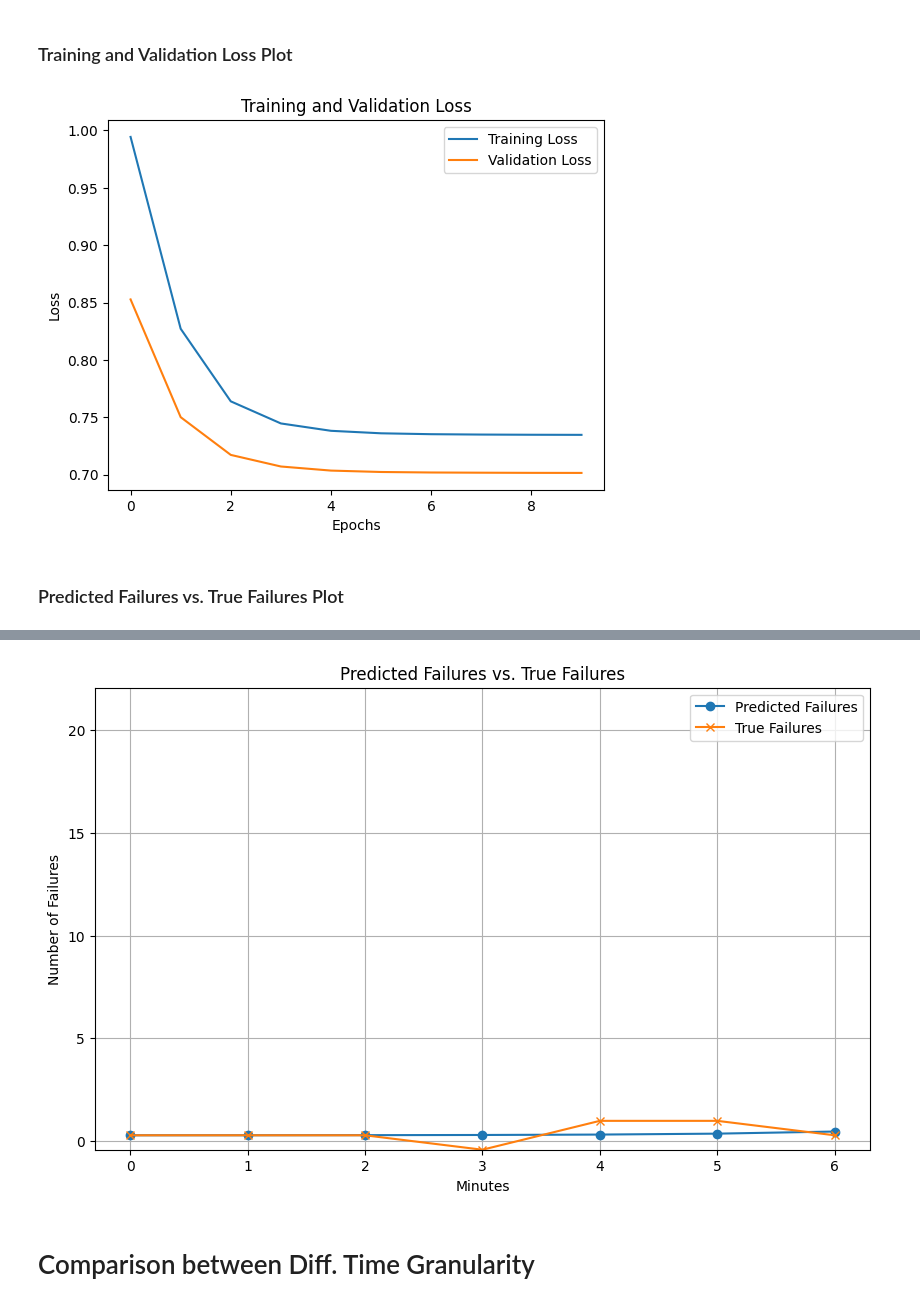
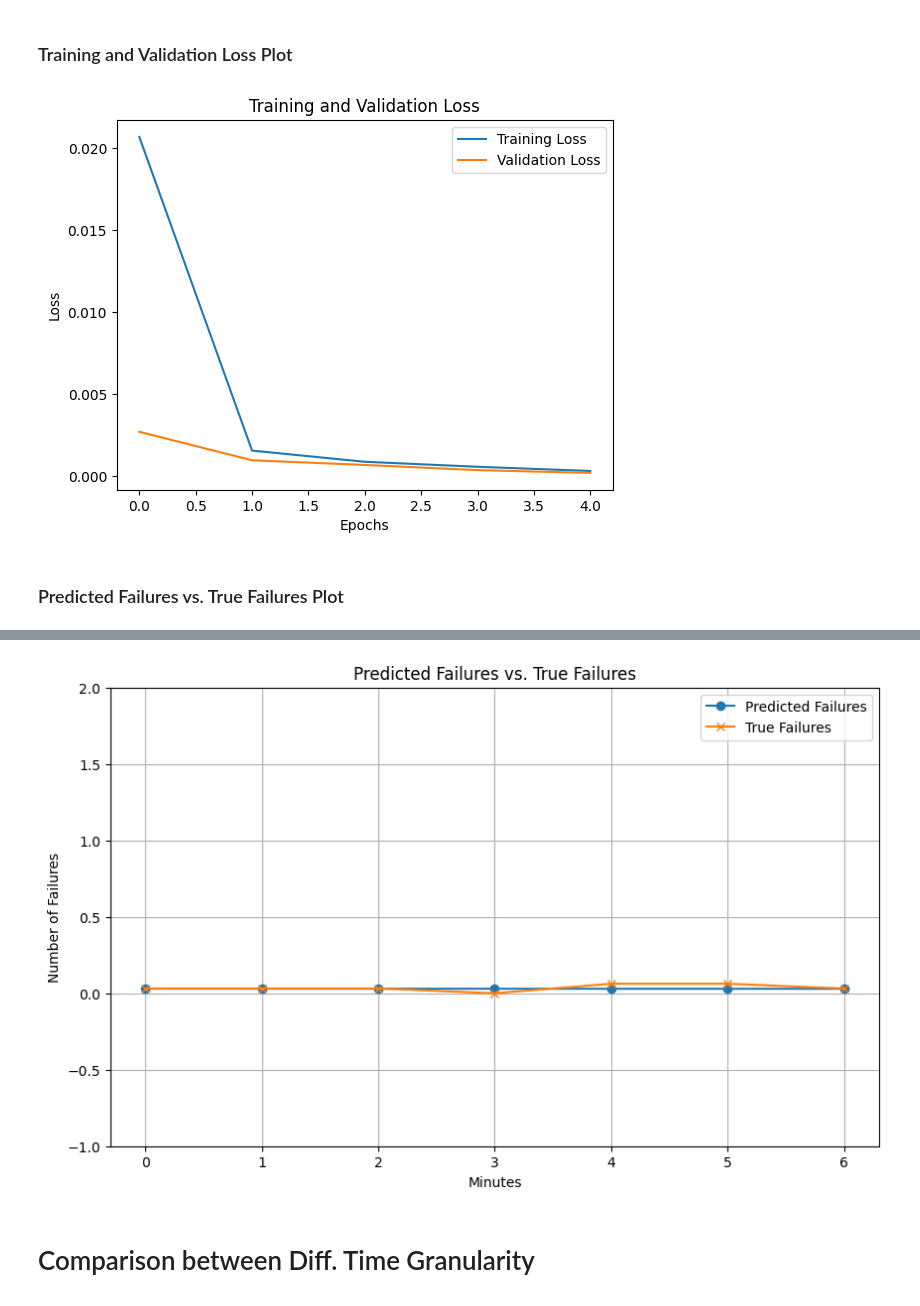
Before and after one commit to yyzangg/honours-programme-project, a Jupyter notebook: hybridModel.ipynb, the cells around one changed output, grey strips where cells are left out. Cells and saved outputs as stored; diff of their text form; code cells hidden in the pictures.

```diff
--- a/hybridModel.ipynb
+++ b/hybridModel.ipynb
@@ -58,14 +58,9 @@ def prepare_data(data, time_interval):
     data.set_index('timestamp', inplace=True)
     data_resampled = data.resample(time_interval).sum()
 
-    target_mean = data_resampled['target'].mean()
-    target_std = data_resampled['target'].std()
-    data_resampled['target'] = (data_resampled['target'] - target_mean) / target_std
-
     target_min = data_resampled['target'].min()
     target_max = data_resampled['target'].max()
-    print("Minimum value of target variable:", target_min)
-    print("Maximum value of target variable:", target_max)
+    data_resampled['target'] = (data_resampled['target'] - target_min) / (target_max - target_min)
 
     return data_resampled
 
@@ -496,7 +485,7 @@ lstm_model_minute.add(Dense(1, activation='sigmoid'))
 lstm_model_minute.compile(loss='mean_squared_error', optimizer='adam', metrics=['mean_squared_error'])
 
 # Train the model
-lstm_model_minute.fit(X_train_minute, y_train_minute, epochs=10, batch_size=16, validation_split=0.15)
+lstm_model_minute.fit(X_train_minute, y_train_minute, epochs=5, batch_size=16, validation_split=0.15)
 
 # Build the TCN model
 tcn_model_minute = Sequential([
@@ -513,5 +502,5 @@ tcn_model_minute.fit(X_train_minute, y_train_minute, epochs=5, batch_size=32, va
 hybrid_model_attention_min = create_attention_hybrid_model(lstm_model_minute, tcn_model_minute)
 
 # Train the hybrid model with both LSTM and TCN data
-history_min = hybrid_model_attention_min.fit([X_train_minute, X_train_minute], y_train_minute, epochs=10, batch_size=32, validation_split=0.1)
+history_min = hybrid_model_attention_min.fit([X_train_minute, X_train_minute], y_train_minute, epochs=5, batch_size=32, validation_split=0.1)
 # %% [output]
@@ -574,6 +563,6 @@ plt.title('Training and Validation Loss')
 plt.legend()
 plt.show()
 # %% [output]
-[figure, old version]
+[figure, new version]
 # %% [markdown]
 ### Predicted Failures vs. True Failures Plot
@@ -614,7 +600,7 @@ plt.xlabel('Minutes')
 plt.ylabel('Number of Failures')
 plt.title('Predicted Failures vs. True Failures')
 plt.legend()
-plt.ylim(target_min_minute, target_max_minute)
+plt.ylim(-1, 2)
 plt.grid(True)
 plt.show()
 # %% [output]
@@ -634,4 +620,4 @@ Mean Absolute Error for Predictions: 0.3146
-[figure, old version]
+[figure, new version]
 # %% [markdown]
 # Comparison between Diff. Time Granularity
 # %%
```
Also changed, not shown: parts of 19 cells of this notebook, 2 other files.
